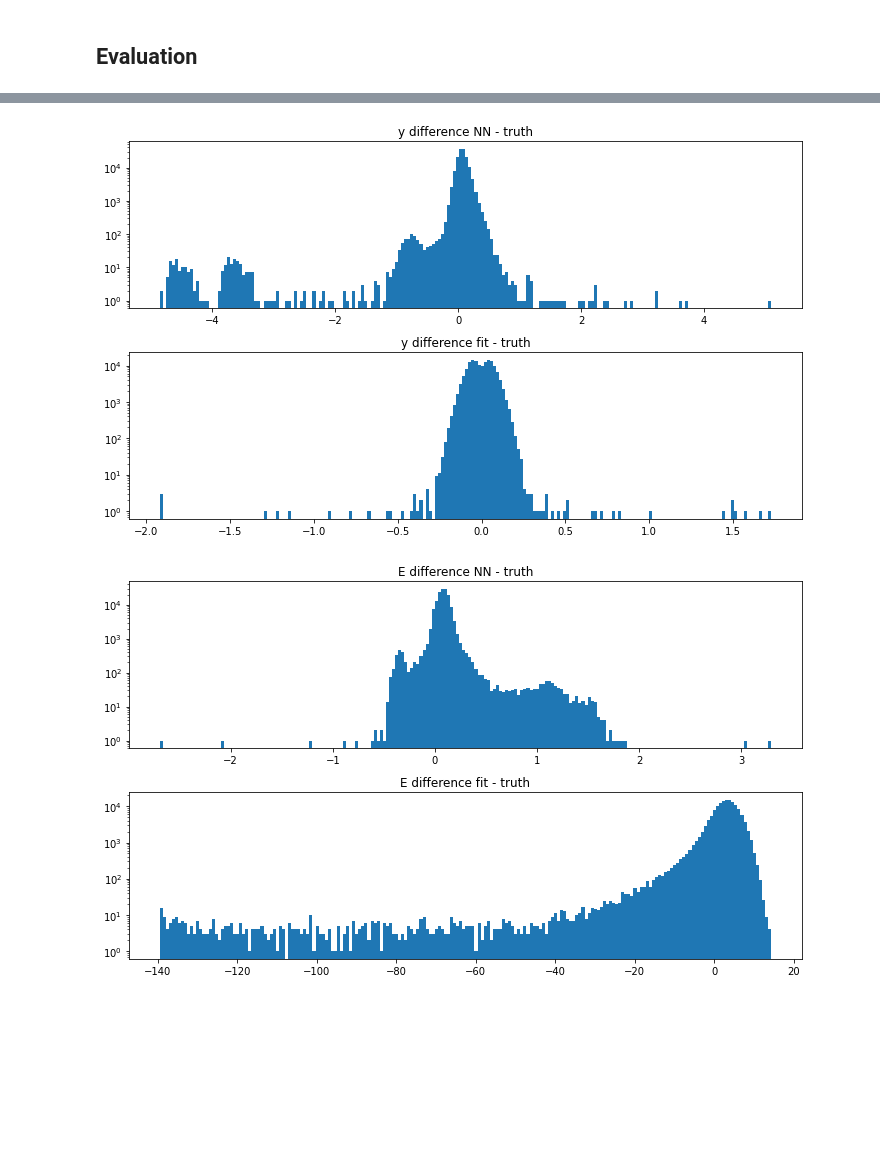
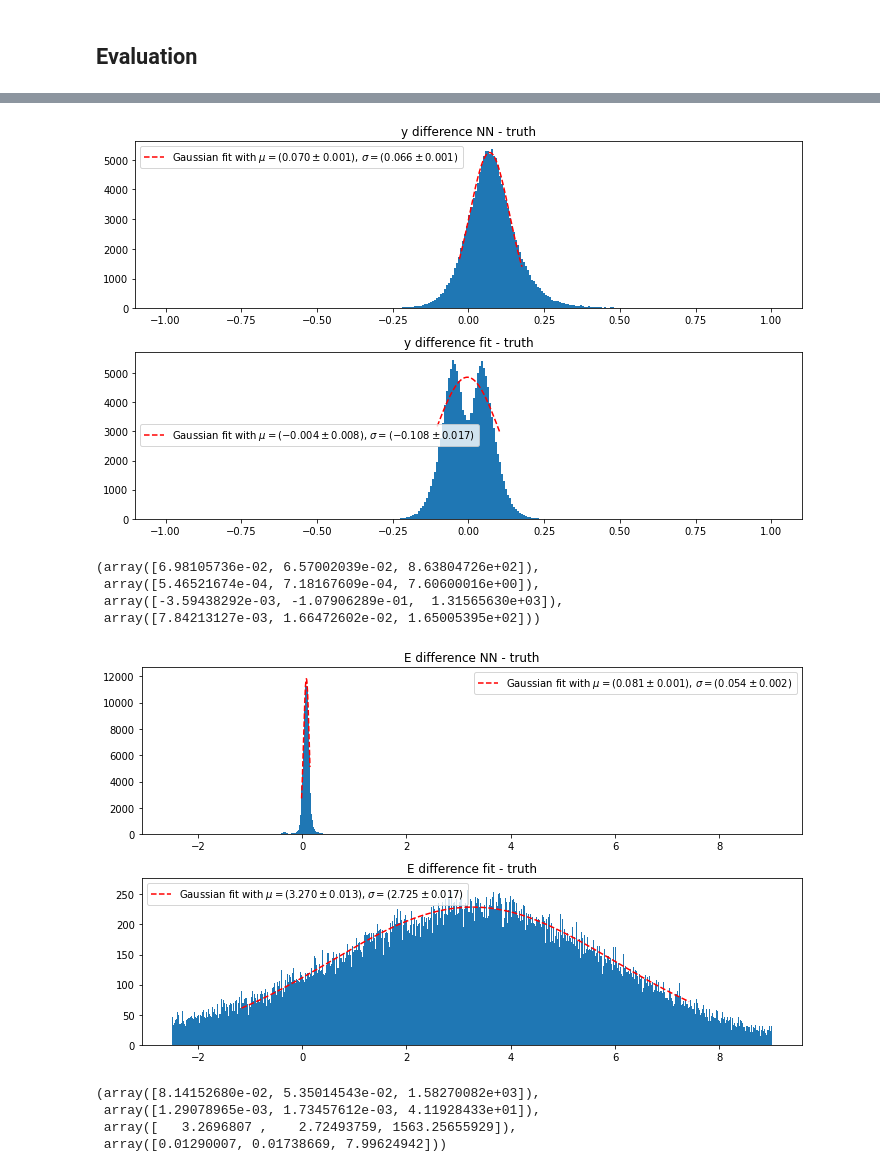
Before and after one commit to saracreates/PhotonRecoML, a Jupyter notebook: stage1_NN.ipynb, the cells around one changed output, grey strips where cells are left out. Drawn from its saved outputs; the diff is of its cells as text; code cells hidden in the pictures; blank space fills up the shorter version.

Commit message:
fitted histograms

```diff
--- a/stage1_NN.ipynb
+++ b/stage1_NN.ipynb
@@ -82,3 +83,9 @@ print(training.shape) # (575162, 3)
 (575162, 3)
 # %% [markdown]
 <h2> Simple NN
+# %%
+load = True
+if load==True:
+    model1 = keras.models.load_model('stage1model')
+    print("Using old model")
+    model1.summary()
@@ -85,10 +110,12 @@ print(training.shape) # (575162, 3)
 # %%
-model1 = keras.Sequential([layers.Input(shape=(25)),
-                         layers.Dense(64, activation="relu"),
-                         layers.Dense(128, activation="relu"),
-                         layers.Dense(256, activation="relu"),
-                         layers.Dense(128, activation="relu"),
-                         layers.Dense(64, activation="relu"),
-                         layers.Dense(32, activation="relu"),
-                         layers.Dense(3, activation=None)])
-model.summary()
+if load == False:
+    model1 = keras.Sequential([layers.Input(shape=(25)),
+                             layers.Dense(64, activation="relu"),
+                             layers.Dense(128, activation="relu"),
+                             layers.Dense(256, activation="relu"),
+                             layers.Dense(128, activation="relu"),
+                             layers.Dense(64, activation="relu"),
+                             layers.Dense(32, activation="relu"),
+                             layers.Dense(3, activation=None)])
+    model.summary()
+    model1.compile(loss="mean_squared_error", optimizer=Adam(learning_rate=0.0005))
@@ -115,2 +122,3 @@ model1.compile(loss="mean_squared_error", optimizer=Adam(learning_rate=0.0005))
 # %%
-fit_hist = model1.fit(clusters, training, batch_size=50, epochs=50, validation_split=0.1)
+if load == False:
+    fit_hist = model1.fit(clusters, training, batch_size=50, epochs=50, validation_split=0.1)
@@ -183,8 +161,16 @@ histo_output(output.T[0], veri_fit_data.T[0], veri_truth_data.T[0], name="x")
 # %%
-histo_output(output.T[1], veri_fit_data.T[1], veri_truth_data.T[1], name="y")
+mf.histo_output(output.T[1], veri_fit_data.T[1], veri_truth_data.T[1], name="y")
 # %% [output]
-[figure, old version]
+[figure, new version]
+(array([6.98105736e-02, 6.57002039e-02, 8.63804726e+02]),
+ array([5.46521674e-04, 7.18167609e-04, 7.60600016e+00]),
+ array([-3.59438292e-03, -1.07906289e-01,  1.31565630e+03]),
+ array([7.84213127e-03, 1.66472602e-02, 1.65005395e+02]))
 # %%
-histo_output(output.T[2], veri_fit_data.T[2], veri_truth_data.T[2], name="E")
+mf.histo_output(output.T[2], veri_fit_data.T[2], veri_truth_data.T[2], name="E", range_x=(-2.5,9), bins=1000)
 # %% [output]
-[figure, old version]
+[figure, new version]
+(array([8.14152680e-02, 5.35014543e-02, 1.58270082e+03]),
+ array([1.29078965e-03, 1.73457612e-03, 4.11928433e+01]),
+ array([   3.2696807 ,    2.72493759, 1563.25655929]),
+ array([0.01290007, 0.01738669, 7.99624942]))
```
Also changed, not shown: parts of 12 cells of this notebook.
